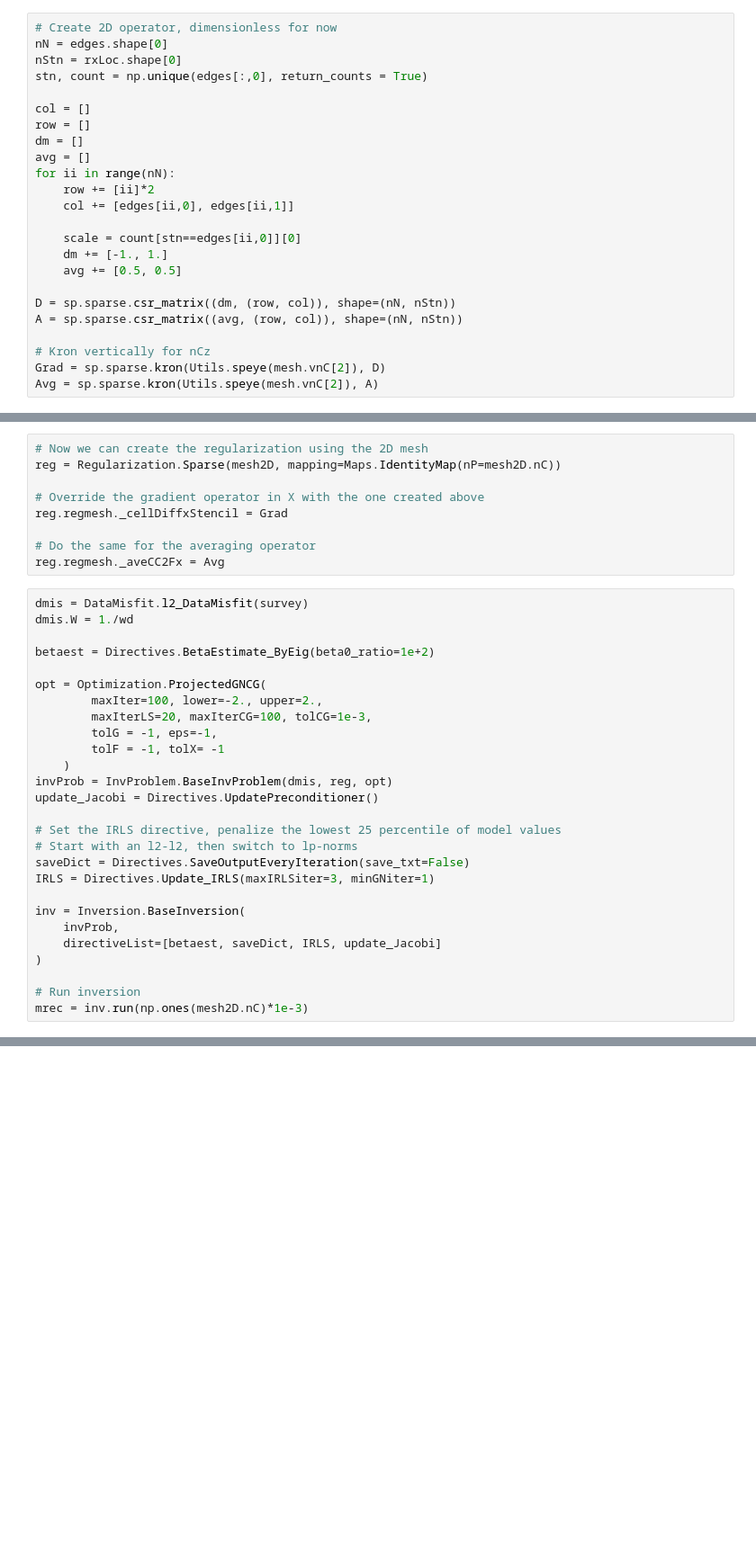
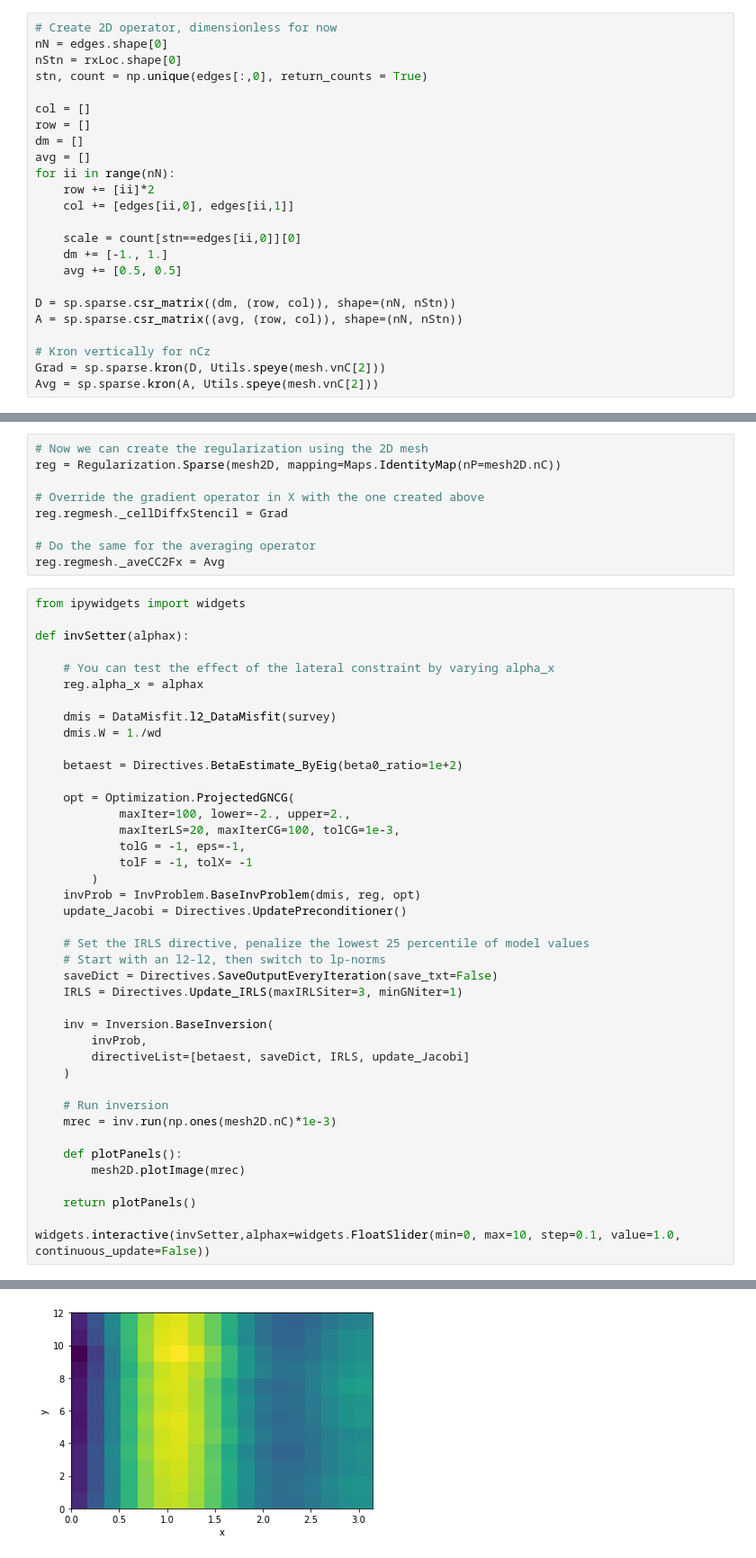
Before and after one commit to simpeg/simpegEM1D, a Jupyter notebook: simpegem1d/notebooks/EM1D_Column_Operators.ipynb, the cells around one changed output, grey strips where cells are left out. Shown at 90% size. Drawn from its saved outputs; the diff is of its cells as text; blank space fills up the shorter version.

```diff
--- a/simpegem1d/notebooks/EM1D_Column_Operators.ipynb
+++ b/simpegem1d/notebooks/EM1D_Column_Operators.ipynb
@@ -121,8 +121,8 @@ D = sp.sparse.csr_matrix((dm, (row, col)), shape=(nN, nStn))
 A = sp.sparse.csr_matrix((avg, (row, col)), shape=(nN, nStn))
 
 # Kron vertically for nCz
-Grad = sp.sparse.kron(Utils.speye(mesh.vnC[2]), D)
-Avg = sp.sparse.kron(Utils.speye(mesh.vnC[2]), A)
+Grad = sp.sparse.kron(D, Utils.speye(mesh.vnC[2]))
+Avg = sp.sparse.kron(A, Utils.speye(mesh.vnC[2]))
 # %% [markdown]
 Create a simple problem. Just a bunch of decaying cosin kernels stacked
 # %%
@@ -187,30 +190,44 @@ reg.regmesh._cellDiffxStencil = Grad
 # Do the same for the averaging operator
 reg.regmesh._aveCC2Fx = Avg
 # %%
-dmis = DataMisfit.l2_DataMisfit(survey)
-dmis.W = 1./wd
+from ipywidgets import widgets
 
-betaest = Directives.BetaEstimate_ByEig(beta0_ratio=1e+2)
+def invSetter(alphax):
 
-opt = Optimization.ProjectedGNCG(
-        maxIter=100, lower=-2., upper=2.,
-        maxIterLS=20, maxIterCG=100, tolCG=1e-3,
-        tolG = -1, eps=-1,
-        tolF = -1, tolX= -1
+    # You can test the effect of the lateral constraint by varying alpha_x
+    reg.alpha_x = alphax
+
+    dmis = DataMisfit.l2_DataMisfit(survey)
+    dmis.W = 1./wd
+
+    betaest = Directives.BetaEstimate_ByEig(beta0_ratio=1e+2)
+
+    opt = Optimization.ProjectedGNCG(
+            maxIter=100, lower=-2., upper=2.,
+            maxIterLS=20, maxIterCG=100, tolCG=1e-3,
+            tolG = -1, eps=-1,
+            tolF = -1, tolX= -1
+        )
+    invProb = InvProblem.BaseInvProblem(dmis, reg, opt)
+    update_Jacobi = Directives.UpdatePreconditioner()
+
+    # Set the IRLS directive, penalize the lowest 25 percentile of model values
+    # Start with an l2-l2, then switch to lp-norms
+    saveDict = Directives.SaveOutputEveryIteration(save_txt=False)
+    IRLS = Directives.Update_IRLS(maxIRLSiter=3, minGNiter=1)
+
+    inv = Inversion.BaseInversion(
+        invProb,
+        directiveList=[betaest, saveDict, IRLS, update_Jacobi]
     )
-invProb = InvProblem.BaseInvProblem(dmis, reg, opt)
-update_Jacobi = Directives.UpdatePreconditioner()
 
-# Set the IRLS directive, penalize the lowest 25 percentile of model values
-# Start with an l2-l2, then switch to lp-norms
-saveDict = Directives.SaveOutputEveryIteration(save_txt=False)
-IRLS = Directives.Update_IRLS(maxIRLSiter=3, minGNiter=1)
+    # Run inversion
+    mrec = inv.run(np.ones(mesh2D.nC)*1e-3)
 
-inv = Inversion.BaseInversion(
-    invProb,
-    directiveList=[betaest, saveDict, IRLS, update_Jacobi]
-)
+    def plotPanels():
+        mesh2D.plotImage(mrec)
 
-# Run inversion
-mrec = inv.run(np.ones(mesh2D.nC)*1e-3)
+    return plotPanels()
+
+widgets.interactive(invSetter,alphax=widgets.FloatSlider(min=0, max=10, step=0.1, value=1.0, continuous_update=False))
 # %% [output]
@@ -233,0 +235 @@ x0 has any nan: 0
+[figure, added]
```
Also changed, not shown: parts of 5 cells of this notebook.
